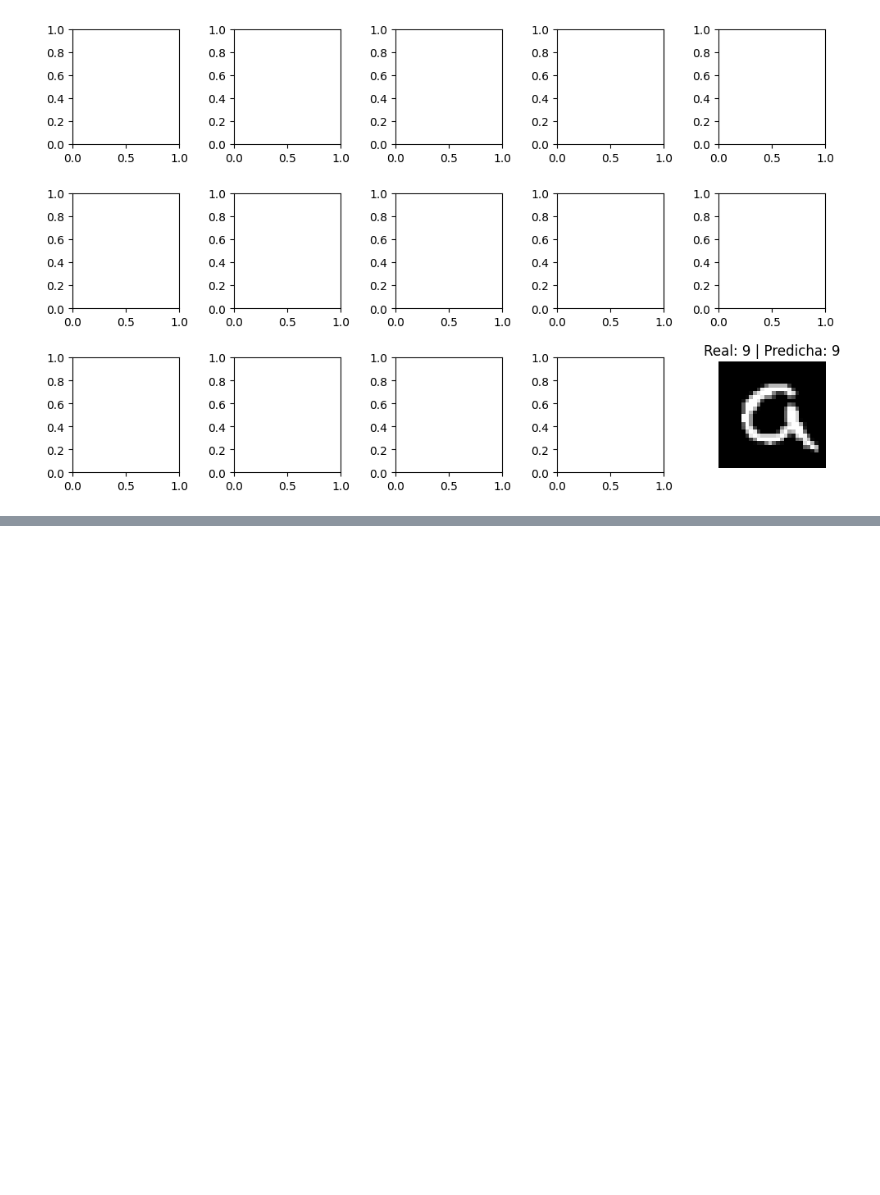
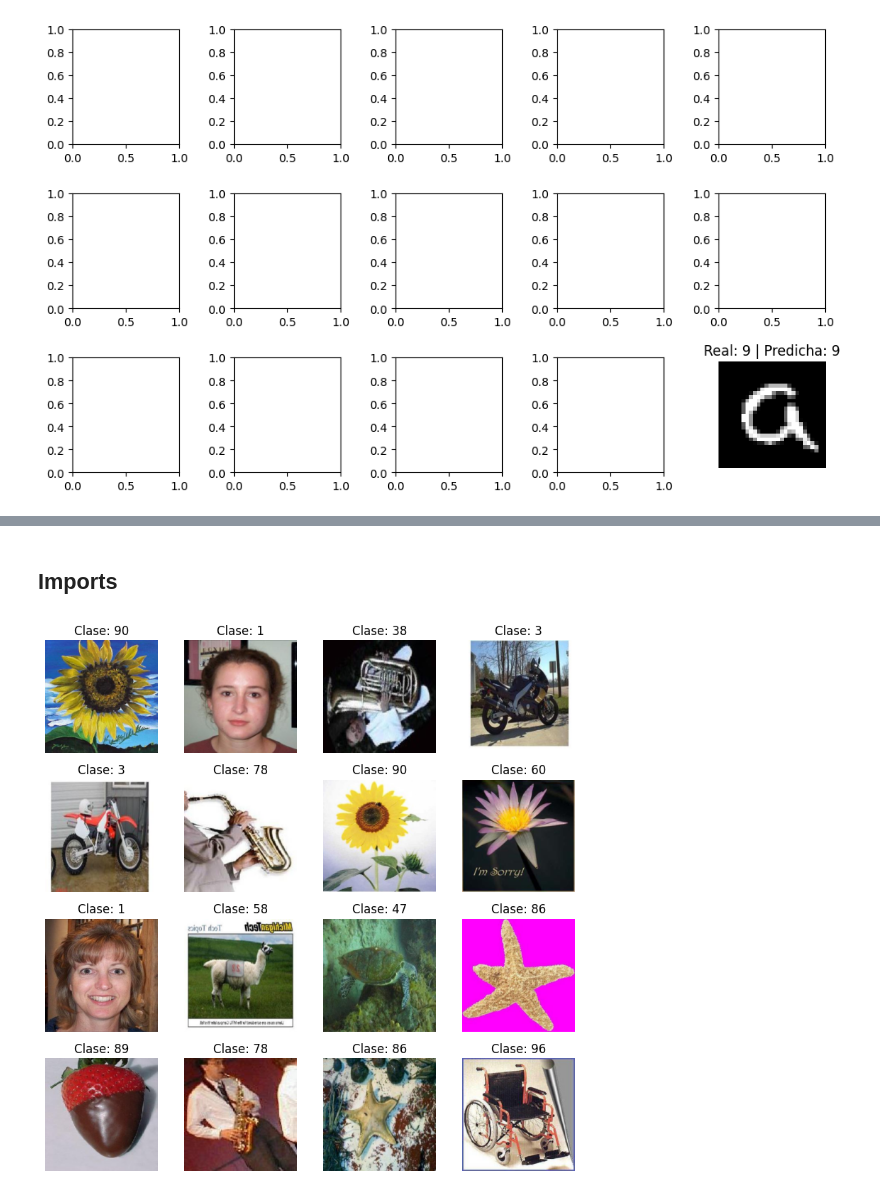
Before and after one commit to Tlacaelel97/PracticaCNN, a Jupyter notebook: practicaCNN.ipynb, the cells around one changed output, grey strips where cells are left out. Drawn from its saved outputs; the diff is of its cells as text; code cells hidden in the pictures; blank space fills up the shorter version.

```diff
--- a/practicaCNN.ipynb
+++ b/practicaCNN.ipynb
@@ -416,0 +637,2 @@ plt.show()
+# %% [markdown]
+## Imports
@@ -416,0 +647,21 @@ plt.show()
+# %%
+transform = transforms.Compose([
+    transforms.Resize((224, 224)),
+    transforms.Lambda(lambda x: x.convert('RGB') if x.mode != 'RGB' else x),  # Convertir a RGB si es necesario
+    transforms.ToTensor(),
+    transforms.Normalize(mean=[0.5, 0.5, 0.5],
+                         std=[0.5, 0.5, 0.5])
+])
+# %%
+# Descargar dataset Caltech101 con transformación
+caltech = datasets.Caltech101(
+    root='./data/caltech101',
+    download=True,
+    transform=transform
+)
+# %%
+train_size = int(0.7 * len(caltech))
+val_size = int(0.15 * len(caltech))
+test_size = len(caltech) - train_size - val_size
+
+train_dataset, val_dataset, test_dataset = random_split(caltech, [train_size, val_size, test_size])
@@ -416,0 +676,24 @@ plt.show()
+# %%
+# Crear DataLoaders
+batch_size = 32
+train_loader = DataLoader(train_dataset, batch_size=batch_size, shuffle=True)
+val_loader = DataLoader(val_dataset, batch_size=batch_size, shuffle=False)
+test_loader = DataLoader(test_dataset, batch_size=batch_size, shuffle=False)
+
+# Visualizar algunas imágenes
+def show_batch(loader):
+    dataiter = iter(loader)
+    images, labels = next(dataiter)
+    fig, axes = plt.subplots(4, 4, figsize=(8, 8))
+    for i, ax in enumerate(axes.flat):
+        img = images[i] / 2 + 0.5  # desnormalizar
+        npimg = img.numpy().transpose((1, 2, 0))
+        ax.imshow(npimg)
+        ax.axis('off')
+        ax.set_title(f"Clase: {labels[i].item()}")
+    plt.tight_layout()
+    plt.show()
+
+show_batch(train_loader)
+# %% [output]
+[figure, added]
```
Also changed, not shown: parts of 10 cells of this notebook, 2 other files.
